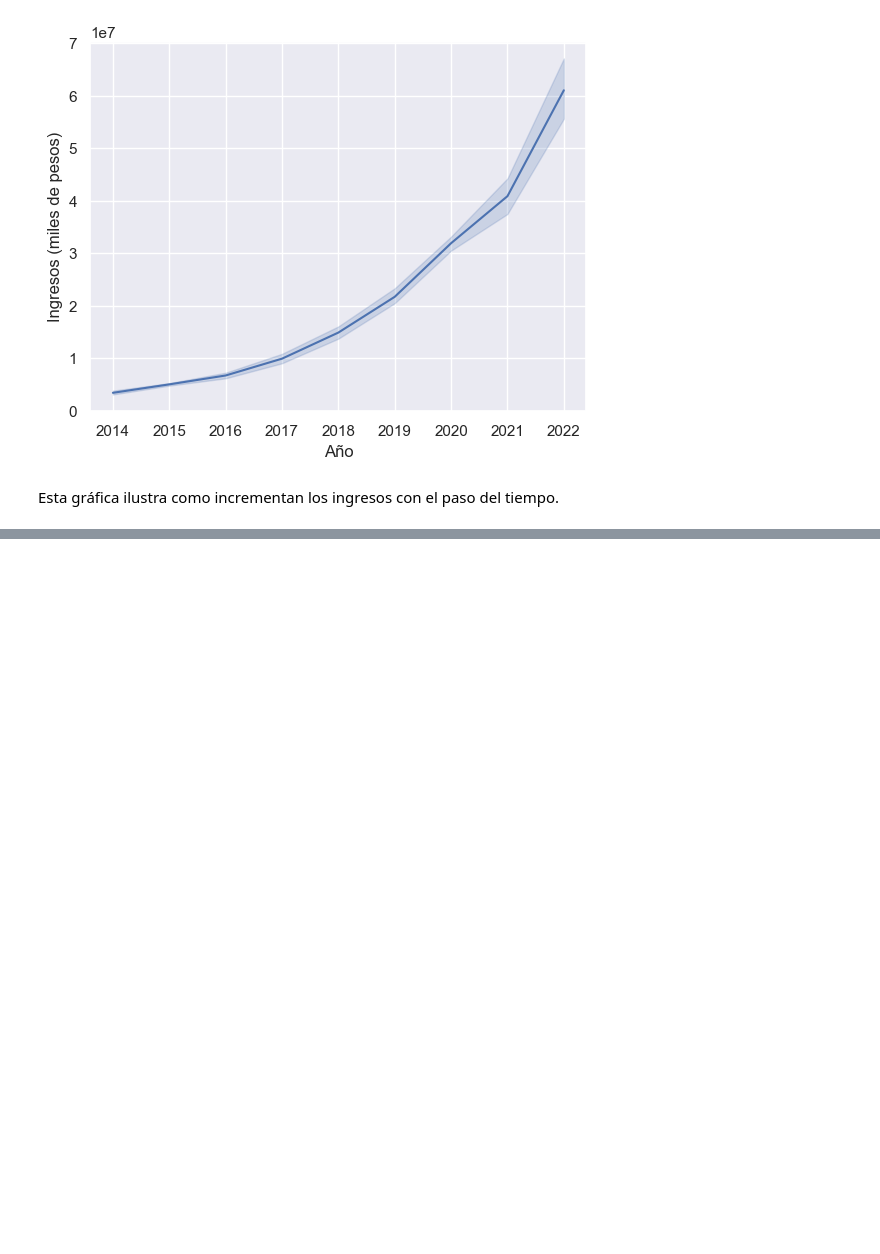
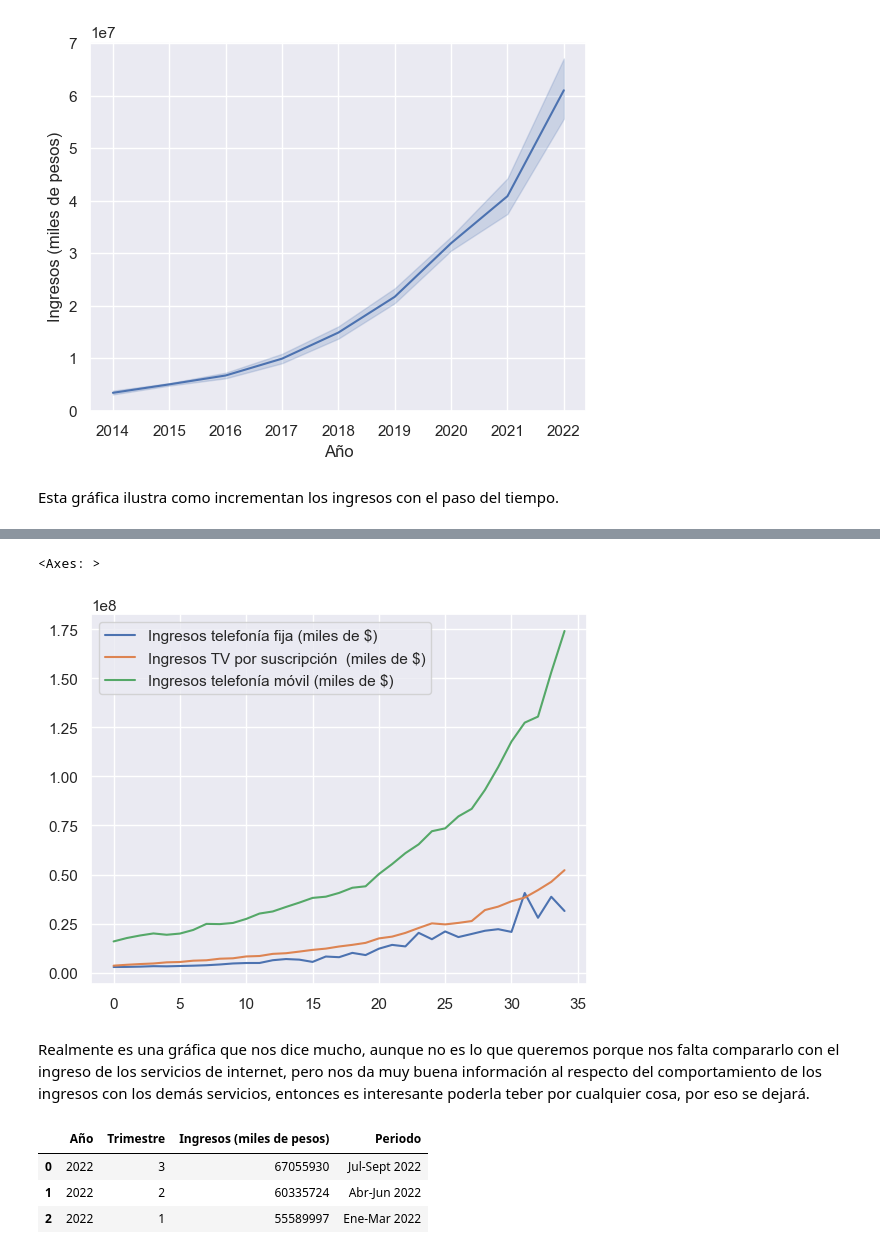
Before and after one commit to AJusto14/PI_DataAnalysis_AAJG, a Jupyter notebook: eda_adicional.ipynb, the cells around one changed output, grey strips where cells are left out. Saved outputs shown, nothing was run; the diff lists cells and outputs as text; code cells hidden in the pictures; blank space fills up the shorter version.

```diff
--- a/eda_adicional.ipynb
+++ b/eda_adicional.ipynb
@@ -161,0 +164,3 @@ Esta gráfica ilustra como incrementan los ingresos con el paso del tiempo.
+# %%
+#Leemos el archivo
+extra_trimestre = pd.read_csv('F:\Henry\Proyecto 2\Datasets\Opcionales\Tele, cel, fijo\Accesos telefonía fija_x_Trimestre.csv', encoding='latin1')
@@ -161,0 +218,11 @@ Esta gráfica ilustra como incrementan los ingresos con el paso del tiempo.
+# %%
+#Seleccionamos ahora las columnas con las que trabajaremos
+ingresos = extra_trimestre[['Ingresos telefonía fija (miles de $)', 'Ingresos TV por suscripción  (miles de $)','Ingresos telefonía móvil (miles de $)']]
+# %%
+#Hacemos una gráfica simple para ver si nos funcionará de esta forma
+ingresos.plot()
+# %% [output]
+<Axes: >
+[figure, added]
+# %% [markdown]
+Realmente es una gráfica que nos dice mucho, aunque no es lo que queremos porque nos falta compararlo con el ingreso de los servicios de internet, pero nos da muy buena información al respecto del comportamiento de los ingresos con los demás servicios, entonces es interesante poderla teber por cualquier cosa, por eso se dejará.
@@ -161,0 +232,8 @@ Esta gráfica ilustra como incrementan los ingresos con el paso del tiempo.
+# %%
+#Vemos un poco los datos
+ing_dos.head(3)
+# %% [output]
+|  | Año | Trimestre | Ingresos (miles de pesos) | Periodo |
+| 0 | 2022 | 3 | 67055930 | Jul-Sept 2022 |
+| 1 | 2022 | 2 | 60335724 | Abr-Jun 2022 |
+| 2 | 2022 | 1 | 55589997 | Ene-Mar 2022 |
```
Also changed, not shown: parts of 14 cells of this notebook, 4 other files.
